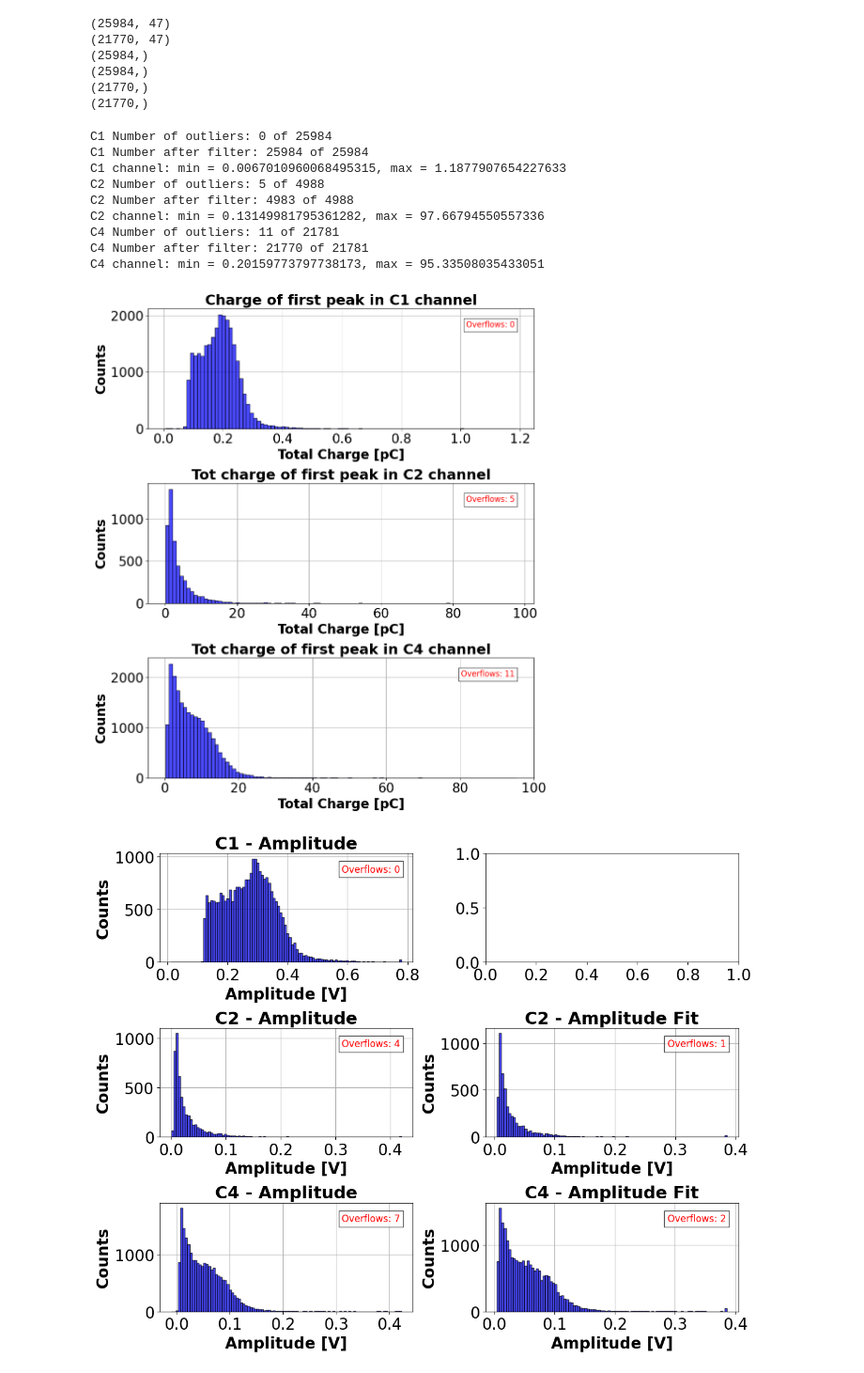
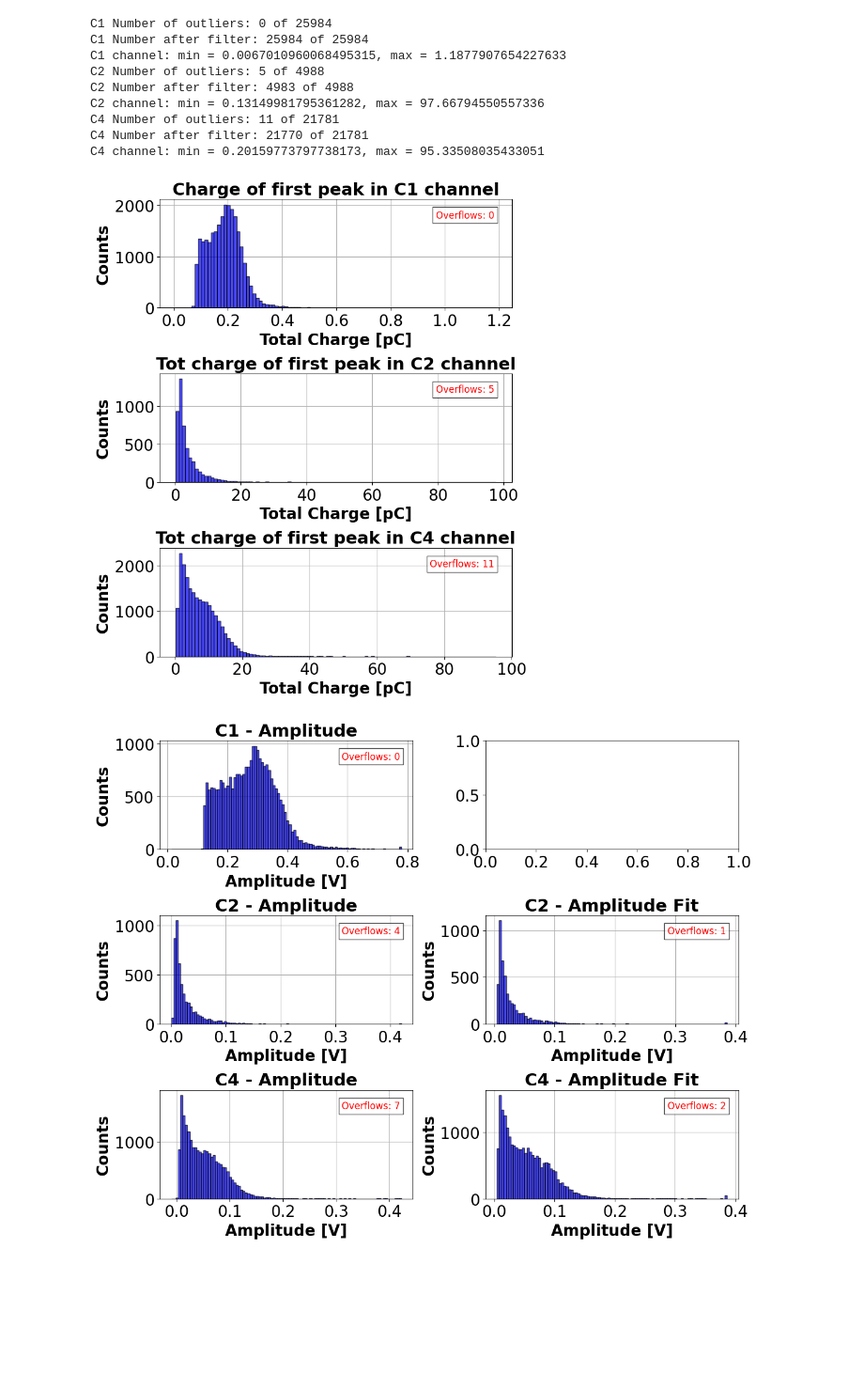
Before and after one commit to akallitss/py_analysis, a Jupyter notebook: single_pad_analysis/test_analysis.ipynb, the cells around one changed output. Shown at 94% size. Cells and saved outputs as stored; diff of their text form; code cells hidden in the pictures; blank space fills up the shorter version.

Commit message:
added radial cut and saturation cut also defined filtered dataframe

```diff
--- a/single_pad_analysis/test_analysis.ipynb
+++ b/single_pad_analysis/test_analysis.ipynb
@@ -17,6 +18,7 @@ min_ampl, max_ampl = -2, 2  # V
 min_charge, max_charge = -0, 50.0  # fC
 min_charge_tot, max_charge_tot = -0, 100.0  # fC
 xy_range_min, xy_range_max = -100, 100  # mm
+mm_saturation_voltage = 0.38  # V
 # %%
 channels = ['C1', 'C2', 'C4']
 global_vars = ['eventNo']
@@ -64,7 +66,7 @@ for channel in ['C1', 'C2', 'C4']:
 
     num_charges = len(charge_types)
 
-    fig, axes = plt.subplots(1, num_charges, figsize=(10,8), sharey=True)
+    fig, axes = plt.subplots(1, num_charges, figsize=(12,6), sharey=True)
 
     # Ensure axes is always iterable (wrap in list if only one subplot)
     if num_charges == 1:
@@ -99,7 +101,7 @@ for channel in ['C1', 'C2', 'C4']:
             fontsize=12, color='red', ha='right', va='top',
             bbox=dict(facecolor='white', alpha=0.7, edgecolor='black')  # Add a background box
         )
-plt.tight_layout(rect=[0, 0, 1, 0.95])  # Adjust layout
+    plt.tight_layout(rect=[0, 0, 1, 0.95])  # Adjust layout
 plt.savefig(f'charge_histograms_{channel}.pdf', dpi=300)
 plt.savefig(f'charge_histograms_{channel}.png', dpi=300)
 # %% [output]
@@ -117,7 +119,7 @@ channel_charge_types = {
 for channel in ['C1', 'C2', 'C4']:
     charge_types = channel_charge_types[channel]  # Select charge types based on the channel
 
-    fig, axs = plt.subplots(ncols=2, figsize=(11, 8))  # Create figure with 2 subplots (ncols=2)
+    fig, axs = plt.subplots(ncols=2, figsize=(8, 4))  # Create figure with 2 subplots (ncols=2)
 
     # Loop over each charge type for the current channel
     for charge_type in charge_types:
@@ -172,4 +175,7 @@ for channel in ['C1', 'C2', 'C4']:
 # %%
+time_col = 'tfit20_nb'
+df['C4_time_diff'] = df[f'peakparam_C4/peakparam_C4.{time_col}'] - df[f'peakparam_C1/peakparam_C1.{time_col}']
+
 filters = {channel: {} for channel in channels}
 for channel in channels:
 
@@ -184,11 +190,10 @@ for channel in channels:
 
     dampl_data = df[f'peakparam_{channel}/peakparam_{channel}.dampl']
     filters[channel].update({'dampl_cut': (dampl_data > min_ampl) & (dampl_data < max_ampl)})
+    filters[channel].update({'saturation_cut': dampl_data < mm_saturation_voltage})
 
     echarge_fit_data = df[f'peakparam_{channel}/peakparam_{channel}.echargefit']
     filters[channel].update({'echargefit_cut': (echarge_fit_data > min_charge) & (echarge_fit_data < max_charge)})
-
-    #xy_filter_cut = (first_c_xs > -100) & (first_c_xs < 100) & (first_c_ys > -100) & (first_c_ys < 100)
 
     x_data = df[f'hitX_{channel}']
     y_data = df[f'hitY_{channel}']
@@ -216,27 +221,3 @@ x_c1_filtered = c1_charge_filtered_df[f'hitX_C1']
 y_c1_filtered = c1_charge_filtered_df[f'hitY_C1']
 x_c4_filtered = c4_charge_filtered_df[f'hitX_C4']
 y_c4_filtered = c4_charge_filtered_df[f'hitY_C4']
-
-
-# x_c1_filtered = df[filters['C1']['totcharge_cut']][f'hitX_C1']
-# y_c1_filtered = df[filters['C1']['totcharge_cut']][f'hitY_C1']
-# x_c4_filtered = df[filters['C4']['totcharge_cut']][f'hitX_C4']
-# y_c4_filtered = df[filters['C4']['totcharge_cut']][f'hitY_C4']
-# x_c1_filtered = df[filters['C1']['xy_cut']][f'hitX_C1']
-# y_c1_filtered = df[filters['C1']['xy_cut']][f'hitY_C1']
-# x_c4_filtered = df[filters['C4']['xy_cut']][f'hitX_C4']
-# y_c4_filtered = df[filters['C4']['xy_cut']][f'hitY_C4']
-# %%
-print(c1_charge_filtered_df.shape)
-print(c4_charge_filtered_df.shape)
-print(x_c1_filtered.shape)
-print(y_c1_filtered.shape)
-print(x_c4_filtered.shape)
-print(y_c4_filtered.shape)
-# %% [output]
-(25984, 47)
-(21770, 47)
-(25984,)
-(25984,)
-(21770,)
-(21770,)
@@ -287,5 +224,5 @@ print(y_c4_filtered.shape)
 # %%
-fig, axes = plt.subplots(nrows=3, ncols=1, figsize=(10, 12))  # 3 rows, 1 column
+fig, axes = plt.subplots(nrows=3, ncols=1, figsize=(8, 10))  # 3 rows, 1 column
 
 for i, channel in enumerate(['C1', 'C2', 'C4']):
     # Get first charge or total charge based on the channel
@@ -318,34 +255,34 @@ for i, channel in enumerate(['C1', 'C2', 'C4']):
     else:
         ax.set_title(f'Tot charge of first peak in {channel} channel')
 
     # Set labels
     ax.set_xlabel('Total Charge [pC]')
     ax.set_ylabel('Counts')
 
     # Add overflow text
     ax.text(
         0.95, 0.9,  # Position (relative to axes, 95% right, 90% up)
         f'Overflows: {n_overflows}',
         transform=ax.transAxes,  # Use axes coordinates (0,0 is bottom-left, 1,1 is top-right)
         fontsize=12, color='red', ha='right', va='top',
         bbox=dict(facecolor='white', alpha=0.7, edgecolor='black')  # Background box
     )
 
     ax.grid(True, zorder=0)
 
 # Adjust layout to avoid overlap and ensure titles fit
 fig.tight_layout(rect=[0, 0, 1, 0.95])  # Adjust layout to avoid overlap
 # %% [output]
 C1 Number of outliers: 0 of 25984
 C1 Number after filter: 25984 of 25984
 C1 channel: min = 0.0067010960068495315, max = 1.1877907654227633
 C2 Number of outliers: 5 of 4988
 C2 Number after filter: 4983 of 4988
 C2 channel: min = 0.13149981795361282, max = 97.66794550557336
 C4 Number of outliers: 11 of 21781
 C4 Number after filter: 21770 of 21781
 C4 channel: min = 0.20159773797738173, max = 95.33508035433051
-[figure, old version]
+[figure, new version]
 # %%
 fig, axes = plt.subplots(nrows=3, ncols=2, figsize=(12, 10))  # 3 rows, 2 columns
 
```
Also changed, not shown: parts of 38 cells of this notebook, 1 other file.
